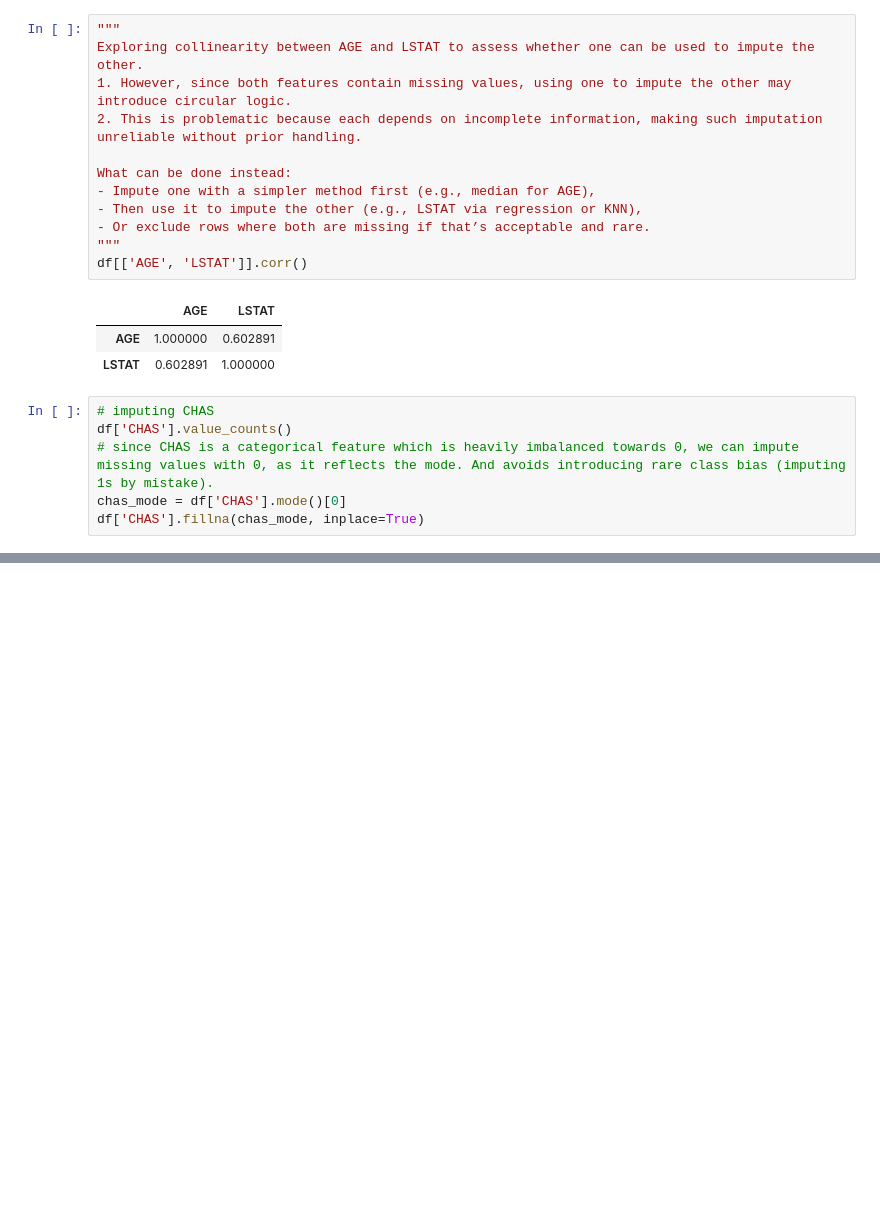
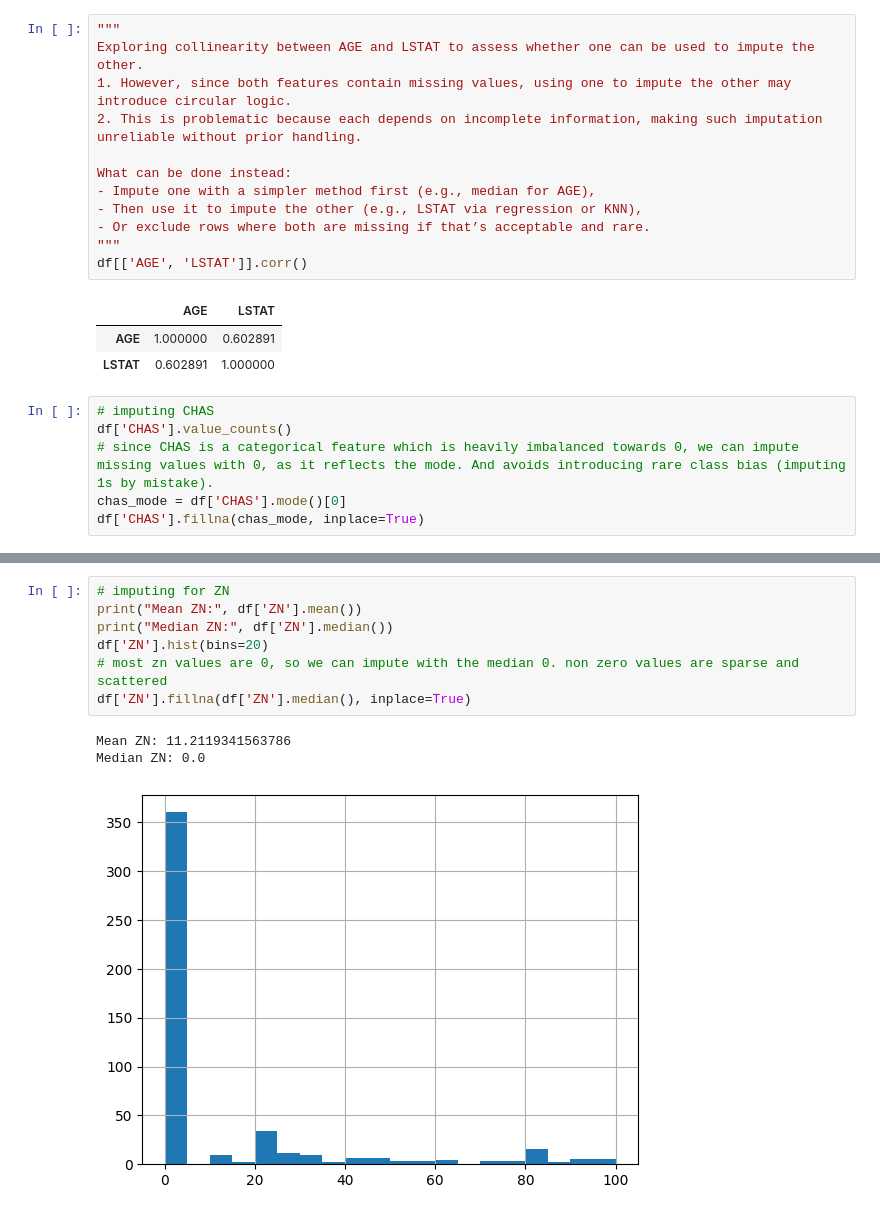
Before and after one commit to kriti-agrawal-52/linear_regression, a Jupyter notebook: data_cleaning.ipynb, the cells around one changed output, grey strips where cells are left out. Cells and saved outputs as stored; diff of their text form; blank space fills up the shorter version.

```diff
--- a/data_cleaning.ipynb
+++ b/data_cleaning.ipynb
@@ -124,0 +148,11 @@ df['CHAS'].fillna(chas_mode, inplace=True)
+# %%
+# imputing for ZN
+print("Mean ZN:", df['ZN'].mean())
+print("Median ZN:", df['ZN'].median())
+df['ZN'].hist(bins=20)
+# most zn values are 0, so we can impute with the median 0. non zero values are sparse and scattered
+df['ZN'].fillna(df['ZN'].median(), inplace=True)
+# %% [output]
+Mean ZN: 11.2119341563786
+Median ZN: 0.0
+[figure, added]
```
Also changed, not shown: parts of 2 cells of this notebook.
